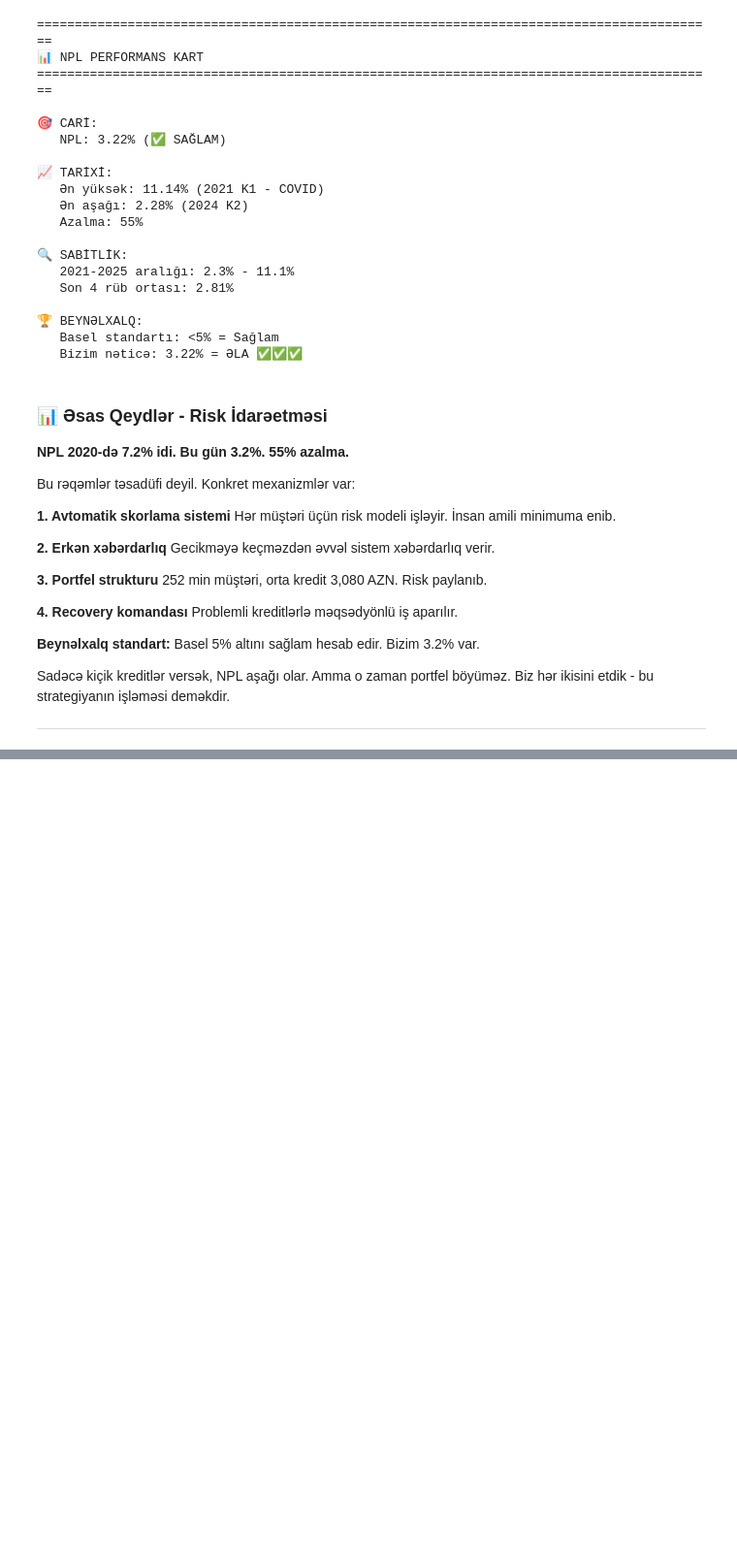
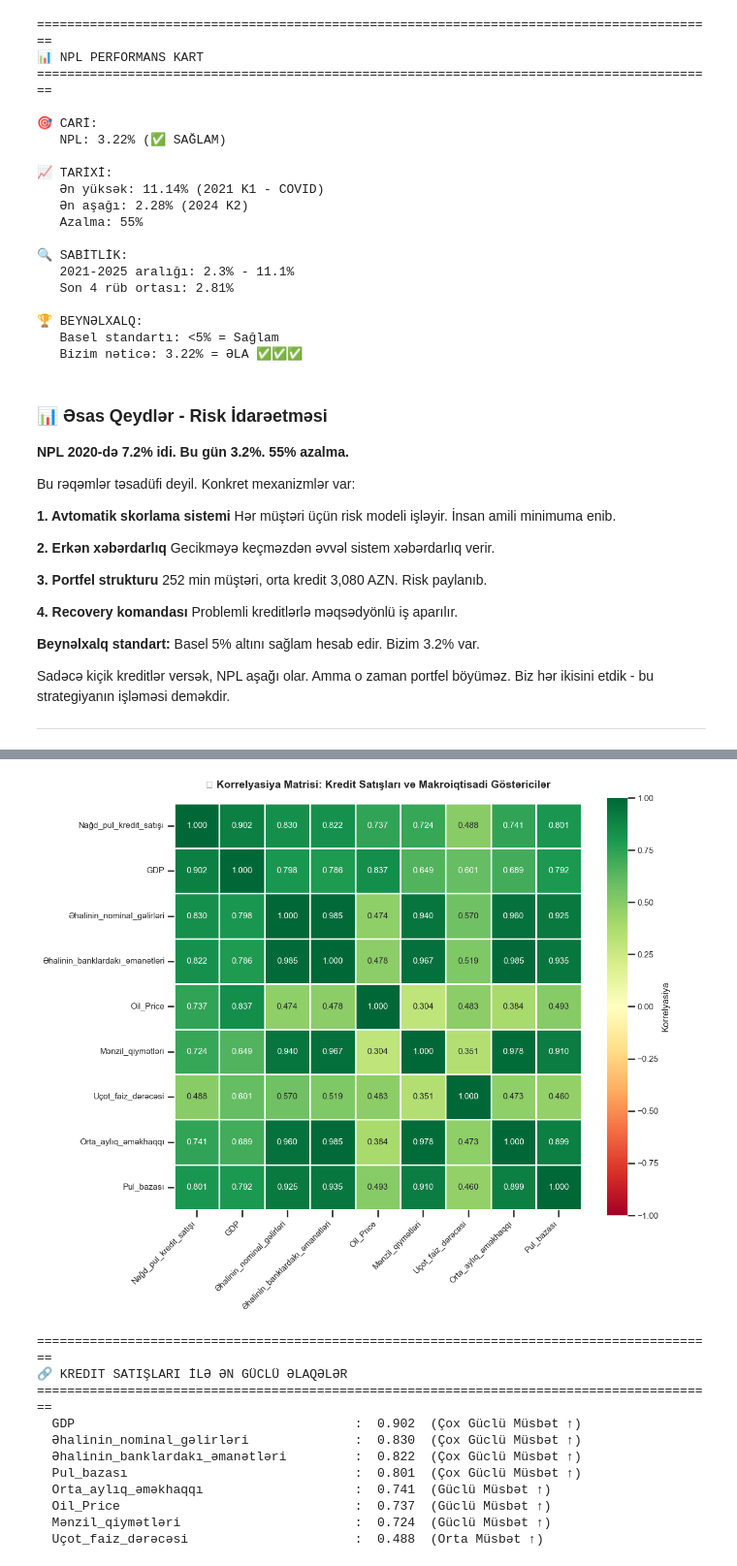
Before and after one commit to science-analyse/loan_sales_prediction, a Jupyter notebook: notebooks/CEO_Presentation_FINAL.ipynb, the cells around one changed output, grey strips where cells are left out. Shown at 97% size. Saved outputs shown, nothing was run; the diff lists cells and outputs as text; code cells hidden in the pictures; blank space fills up the shorter version.

```diff
--- a/notebooks/CEO_Presentation_FINAL.ipynb
+++ b/notebooks/CEO_Presentation_FINAL.ipynb
@@ -655,5 +653,56 @@ for feat in corr_features:
   Mənzil_qiymətləri: 0.724 (Güclü Müsbət)
   Uçot_faiz_dərəcəsi: 0.488 (Orta Müsbət)
+# %%
+# KORRELYASIYA MATRİSİ
+fig, ax = plt.subplots(1, 1, figsize=(12, 10))
+
+# Select features for correlation
+features = ['Nağd_pul_kredit_satışı', 'GDP', 'Əhalinin_nominal_gəlirləri',
+            'Əhalinin_banklardakı_əmanətləri', 'Oil_Price', 'Mənzil_qiymətləri',
+            'Uçot_faiz_dərəcəsi', 'Orta_aylıq_əməkhaqqı', 'Pul_bazası']
+
+# Calculate correlation matrix
+corr_matrix = df[features].corr()
+
+# Create heatmap
+sns.heatmap(corr_matrix, annot=True, fmt='.3f', cmap='RdYlGn',
+            center=0, square=True, linewidths=1,
+            cbar_kws={'label': 'Korrelyasiya'},
+            vmin=-1, vmax=1, ax=ax)
+
+ax.set_title('📊 Korrelyasiya Matrisi: Kredit Satışları və Makroiqtisadi Göstəricilər',
+             fontsize=14, fontweight='bold', pad=20)
+
+# Rotate labels
+plt.setp(ax.get_xticklabels(), rotation=45, ha='right')
+plt.setp(ax.get_yticklabels(), rotation=0)
+
+plt.tight_layout()
+plt.show()
+
+# Print top correlations with loan sales
+print("\n" + "="*90)
+print("🔗 KREDIT SATIŞLARI İLƏ ƏN GÜCLÜ ƏLAQƏLƏR")
+print("="*90)
+loan_corr = corr_matrix['Nağd_pul_kredit_satışı'].sort_values(ascending=False)
+for feat, val in loan_corr.items():
+    if feat != 'Nağd_pul_kredit_satışı':
+        strength = 'Çox Güclü' if abs(val) > 0.8 else 'Güclü' if abs(val) > 0.6 else 'Orta' if abs(val) > 0.4 else 'Zəif'
+        direction = 'Müsbət ↑' if val > 0 else 'Mənfi ↓'
+        print(f"  {feat:40s}: {val:>6.3f}  ({strength} {direction})")
+# %% [output]
+[figure, added]
+==========================================================================================
+🔗 KREDIT SATIŞLARI İLƏ ƏN GÜCLÜ ƏLAQƏLƏR
+==========================================================================================
+  GDP                                     :  0.902  (Çox Güclü Müsbət ↑)
+  Əhalinin_nominal_gəlirləri              :  0.830  (Çox Güclü Müsbət ↑)
+  Əhalinin_banklardakı_əmanətləri         :  0.822  (Çox Güclü Müsbət ↑)
+  Pul_bazası                              :  0.801  (Çox Güclü Müsbət ↑)
+  Orta_aylıq_əməkhaqqı                    :  0.741  (Güclü Müsbət ↑)
+  Oil_Price                               :  0.737  (Güclü Müsbət ↑)
+  Mənzil_qiymətləri                       :  0.724  (Güclü Müsbət ↑)
+  Uçot_faiz_dərəcəsi                      :  0.488  (Orta Müsbət ↑)
 # %% [markdown]
 ### 📊 Əsas Qeydlər - Makroiqtisadi Əlaqə
 
```
Also changed, not shown: parts of 12 cells of this notebook, 3 other files.
